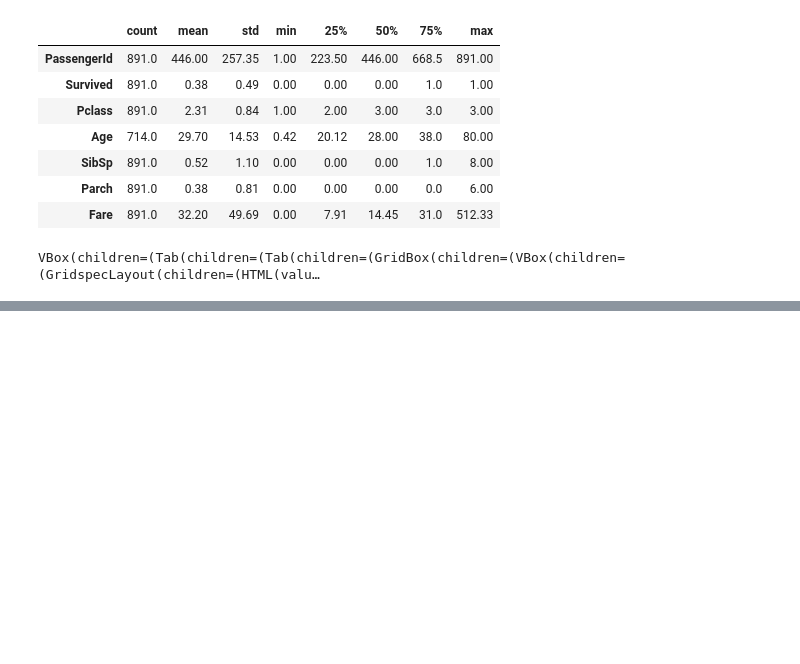
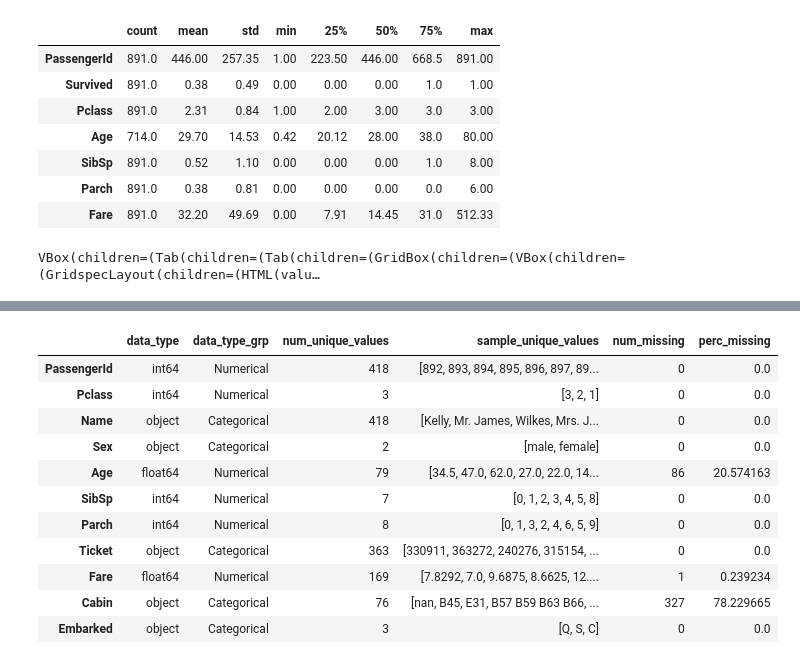
Before and after one commit to mskhmelik/kaggle, a Jupyter notebook: 1_Titanic/prj_titanic.ipynb, the cells around one changed output, grey strips where cells are left out. Saved outputs shown, nothing was run; the diff lists cells and outputs as text; code cells hidden in the pictures; blank space fills up the shorter version.

```diff
--- a/1_Titanic/prj_titanic.ipynb
+++ b/1_Titanic/prj_titanic.ipynb
@@ -140,0 +179,15 @@ VBox(children=(Tab(children=(Tab(children=(GridBox(children=(VBox(children=(Grid
+# %%
+display(eda.df_info(raw_test))
+# %% [output]
+|  | data_type | data_type_grp | num_unique_values | sample_unique_values | num_missing | perc_missing |
+| PassengerId | int64 | Numerical | 418 | [892, 893, 894, 895, 896, 897, 89... | 0 | 0.0 |
+| Pclass | int64 | Numerical | 3 | [3, 2, 1] | 0 | 0.0 |
+| Name | object | Categorical | 418 | [Kelly, Mr. James, Wilkes, Mrs. J... | 0 | 0.0 |
+| Sex | object | Categorical | 2 | [male, female] | 0 | 0.0 |
+| Age | float64 | Numerical | 79 | [34.5, 47.0, 62.0, 27.0, 22.0, 14... | 86 | 20.574163 |
+| SibSp | int64 | Numerical | 7 | [0, 1, 2, 3, 4, 5, 8] | 0 | 0.0 |
+| Parch | int64 | Numerical | 8 | [0, 1, 3, 2, 4, 6, 5, 9] | 0 | 0.0 |
+| Ticket | object | Categorical | 363 | [330911, 363272, 240276, 315154, ... | 0 | 0.0 |
+| Fare | float64 | Numerical | 169 | [7.8292, 7.0, 9.6875, 8.6625, 12.... | 1 | 0.239234 |
+| Cabin | object | Categorical | 76 | [nan, B45, E31, B57 B59 B63 B66, ... | 327 | 78.229665 |
+| Embarked | object | Categorical | 3 | [Q, S, C] | 0 | 0.0 |
```
Also changed, not shown: parts of 5 cells of this notebook.
